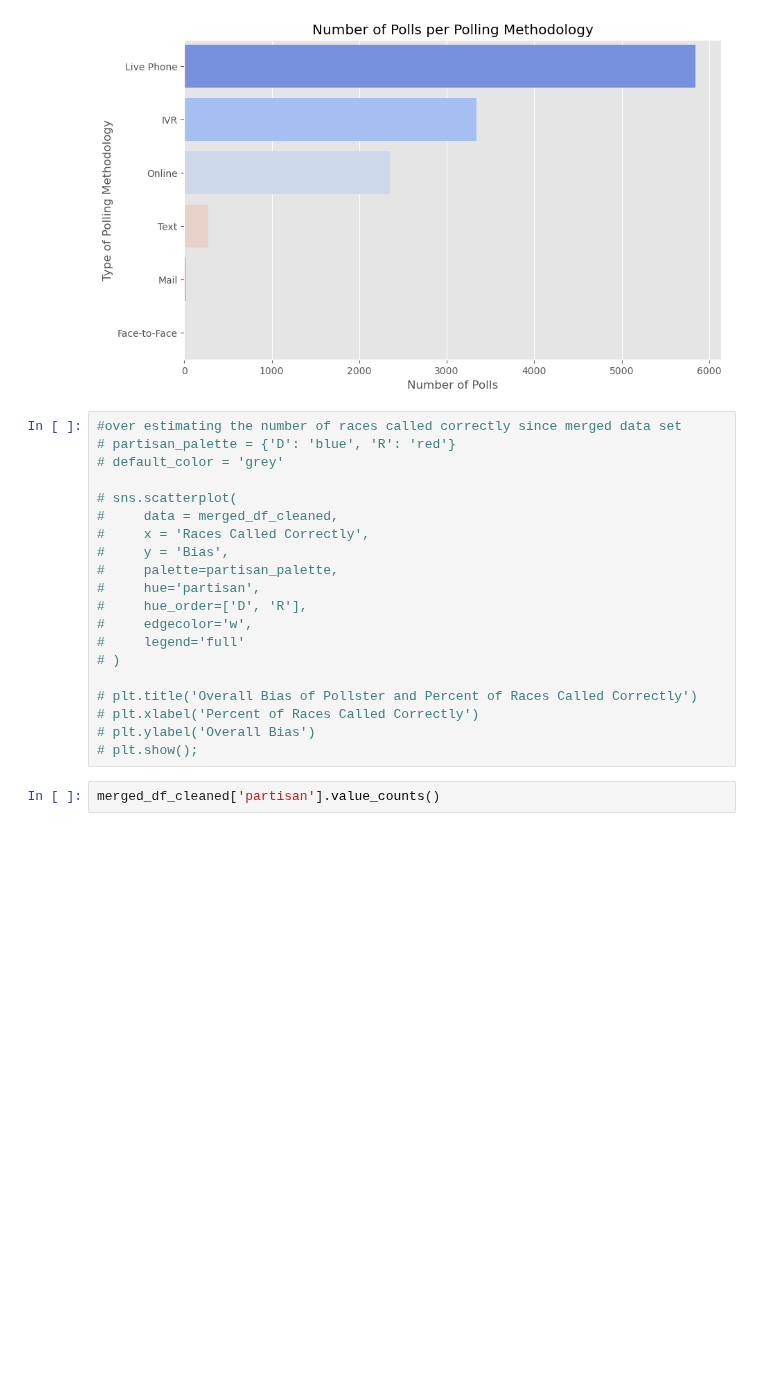
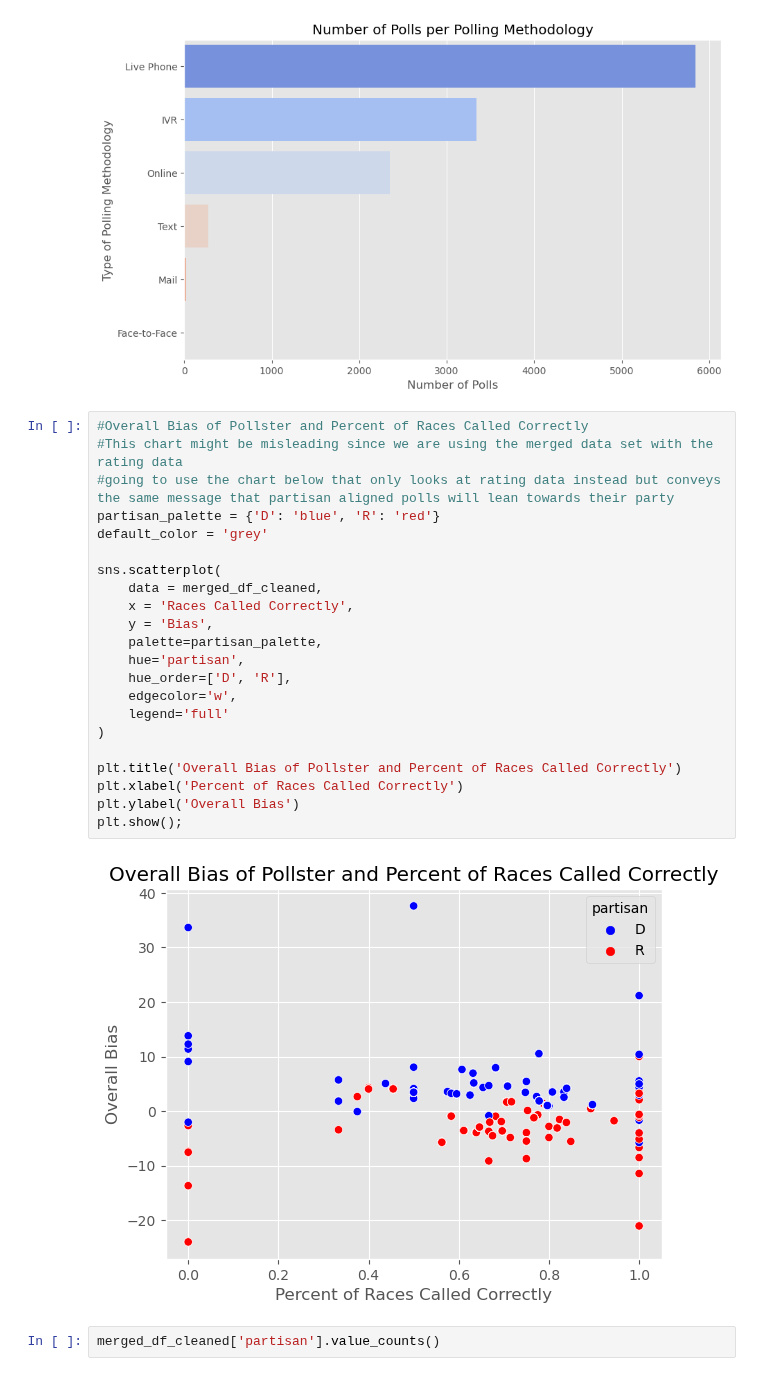
Before and after one commit to vijay-ravuri/poll-accuracy-modeling, a Jupyter notebook: code/NikkiNotebook2.ipynb, the cells around one changed output. Drawn from its saved outputs; the diff is of its cells as text; blank space fills up the shorter version.

```diff
--- a/code/NikkiNotebook2.ipynb
+++ b/code/NikkiNotebook2.ipynb
@@ -378,25 +378,29 @@ plt.show();
 # %% [output]
 [figure]
 # %%
-#over estimating the number of races called correctly since merged data set
-# partisan_palette = {'D': 'blue', 'R': 'red'}
-# default_color = 'grey'
+#Overall Bias of Pollster and Percent of Races Called Correctly
+#This chart might be misleading since we are using the merged data set with the rating data
+#going to use the chart below that only looks at rating data instead but conveys the same message that partisan aligned polls will lean towards their party
+partisan_palette = {'D': 'blue', 'R': 'red'}
+default_color = 'grey'
 
-# sns.scatterplot(
-#     data = merged_df_cleaned,
-#     x = 'Races Called Correctly',
-#     y = 'Bias',
-#     palette=partisan_palette,
-#     hue='partisan',
-#     hue_order=['D', 'R'],
-#     edgecolor='w',
-#     legend='full'
-# )
+sns.scatterplot(
+    data = merged_df_cleaned,
+    x = 'Races Called Correctly',
+    y = 'Bias',
+    palette=partisan_palette,
+    hue='partisan',
+    hue_order=['D', 'R'],
+    edgecolor='w',
+    legend='full'
+)
 
-# plt.title('Overall Bias of Pollster and Percent of Races Called Correctly')
-# plt.xlabel('Percent of Races Called Correctly')
-# plt.ylabel('Overall Bias')
-# plt.show();
+plt.title('Overall Bias of Pollster and Percent of Races Called Correctly')
+plt.xlabel('Percent of Races Called Correctly')
+plt.ylabel('Overall Bias')
+plt.show();
+# %% [output]
+[figure, added]
 # %%
 merged_df_cleaned['partisan'].value_counts()
 # %% [output]
```
Also changed, not shown: parts of 45 cells of this notebook.
